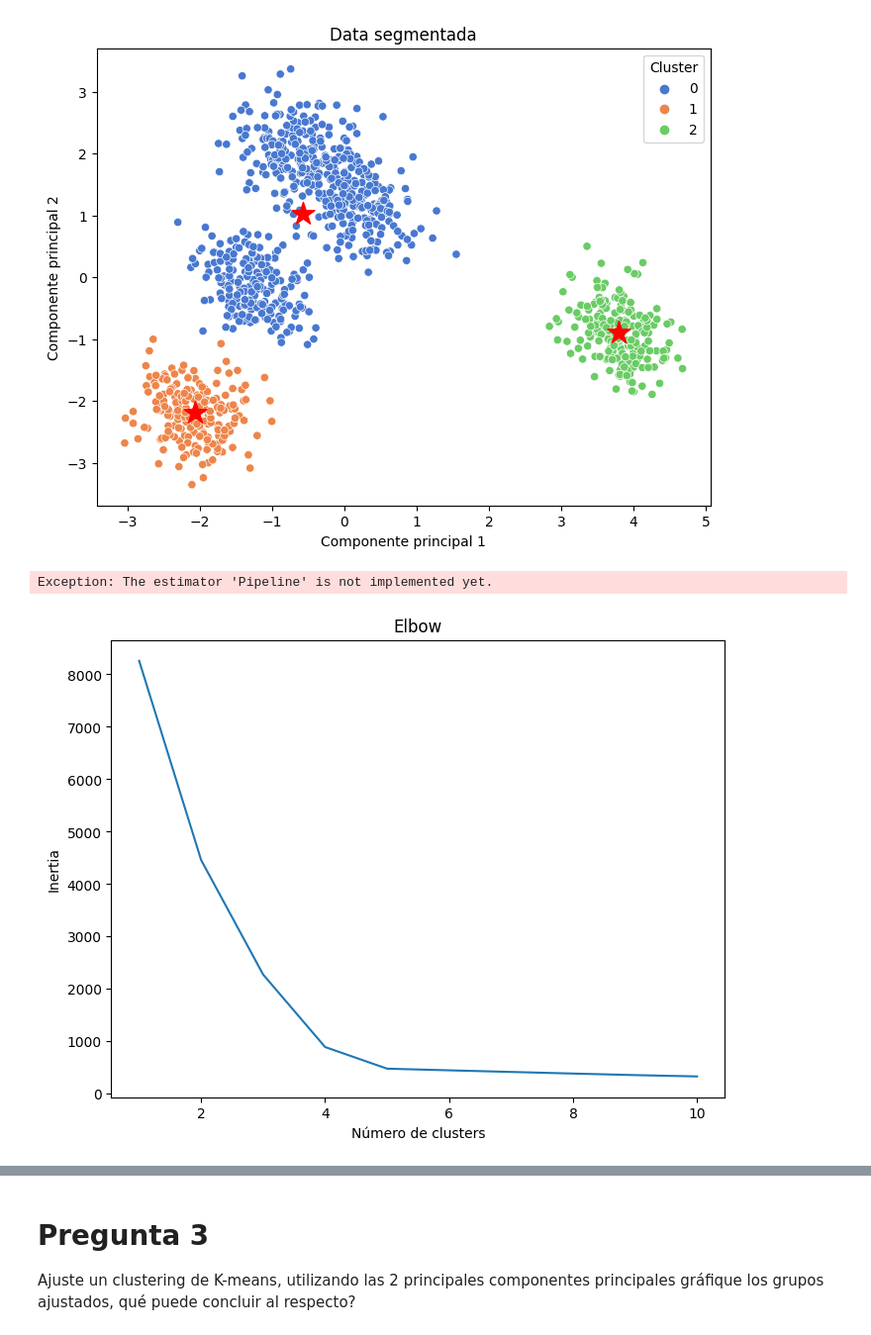
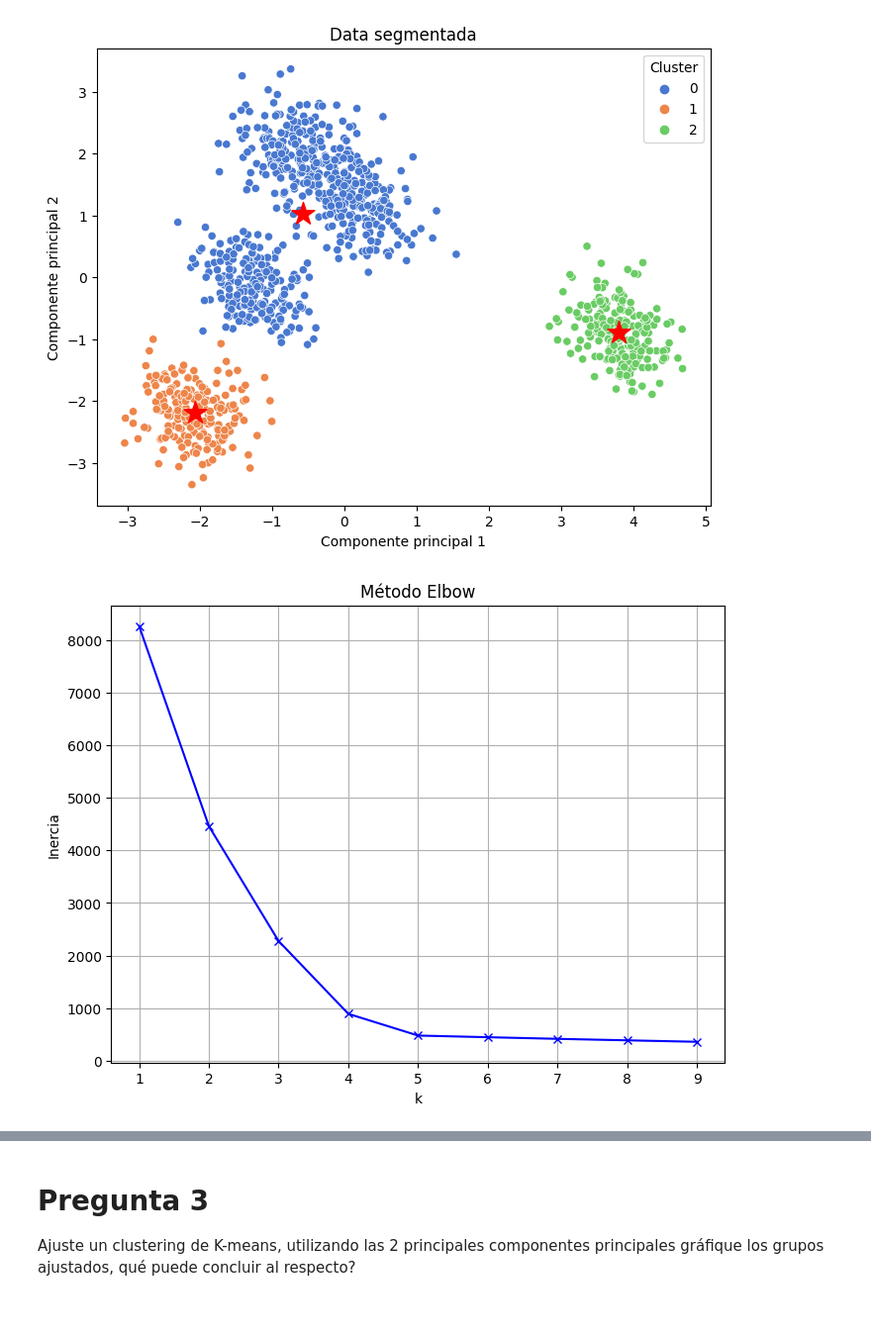
Before and after one commit to davidlealo/tallermodelosnosupervisados, a Jupyter notebook: taller_v2.ipynb, the cells around one changed output, grey strips where cells are left out. Shown at 99% size. Saved outputs shown, nothing was run; the diff lists cells and outputs as text; code cells hidden in the pictures.

Commit message:
Respuesta de los 4 clusters

```diff
--- a/taller_v2.ipynb
+++ b/taller_v2.ipynb
@@ -208,39 +208,31 @@ ax.scatter(centroides[:, 0], centroides[:, 1], marker='*', s=300, c='r')
 # %% [output]
 <matplotlib.collections.PathCollection at 0x...>
 [figure]
-# %%
-import warnings
-
-warnings.filterwarnings("ignore")
-
-from estyp.cluster import NClusterSearch
-
-searcher = NClusterSearch(
-    estimator    = pipeline_km,
-    method       = "elbow",#silhouette
-    min_clusters = 1,
-    max_clusters = 10,
-    random_state = 2023
-)
-searcher.fit(X_pca)
-searcher.plot()
-# %% [output]
-Exception: The estimator 'Pipeline' is not implemented yet.
 # %%
-# Detectar el número de clusters de PCA con Elbow y Average Silhouette
+# Detectar el número de clusters optimo de pipeline_km con Elbow
 from sklearn.cluster import KMeans
-from sklearn.metrics import silhouette_score
+from sklearn import metrics
+from scipy.spatial.distance import cdist
 
-# Elbow
-inertia = []
-for i in range(1, 11):
-    kmeans = KMeans(n_clusters=i, random_state=2023).fit(X_pca)
-    inertia.append(kmeans.inertia_)
-plt.figure(figsize=(8, 6))
-plt.plot(range(1, 11), inertia)
-plt.xlabel('Número de clusters')
-plt.ylabel('Inertia')
-plt.title('Elbow')
+# Crear lista de los valores de k
+k_values = range(1, 10)
+
+# Crear lista de las inercias
+inercias = []
+
+# Realizar el clustering para cada valor de k
+for k in k_values:
+    kmeans = KMeans(n_clusters=k, random_state=2023)
+    kmeans.fit(X_pca)
+    inercias.append(kmeans.inertia_)
+
+# Graficar el Elbow Method
+fig, ax = plt.subplots(figsize=(8, 6))
+ax.plot(k_values, inercias, 'bx-')
+ax.set_xlabel('k')
+ax.set_ylabel('Inercia')
+ax.set_title('Método Elbow')
+ax.grid(True)
 plt.show()
 # %% [output]
-[figure, old version]
+[figure, new version]
```
Also changed, not shown: parts of 5 cells of this notebook.
